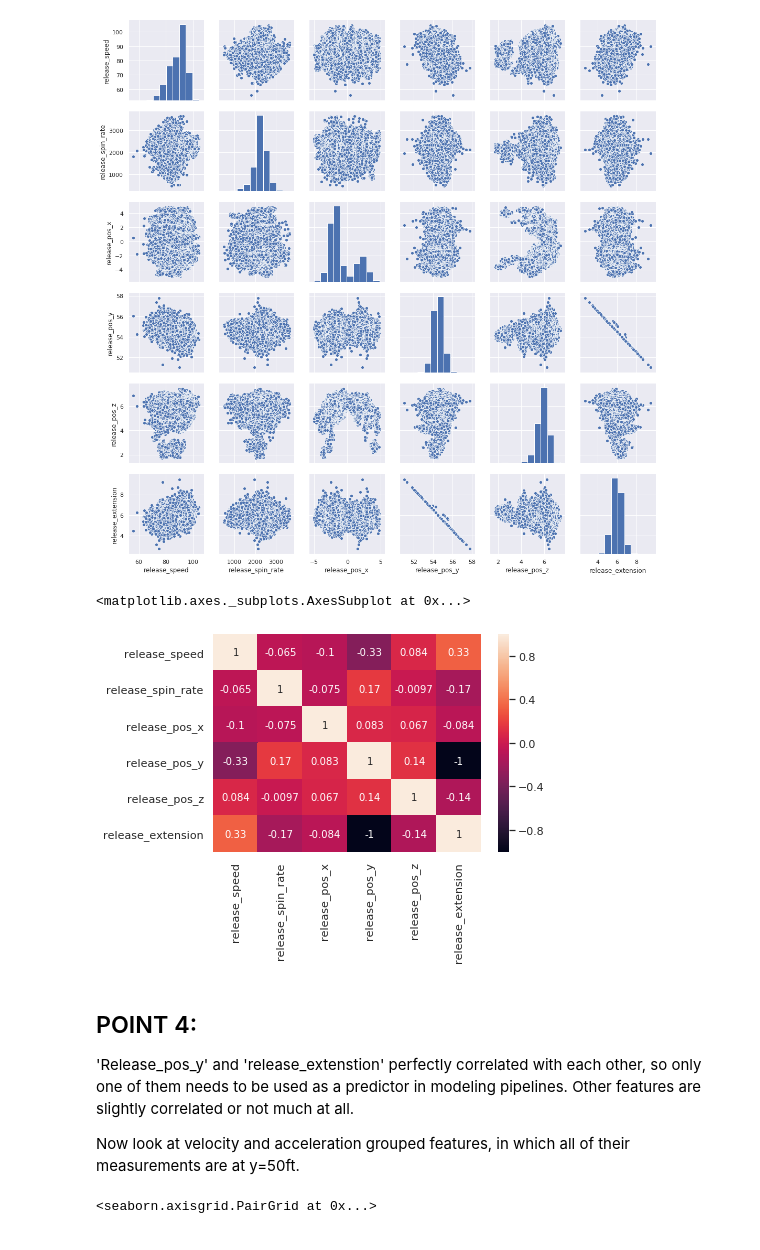
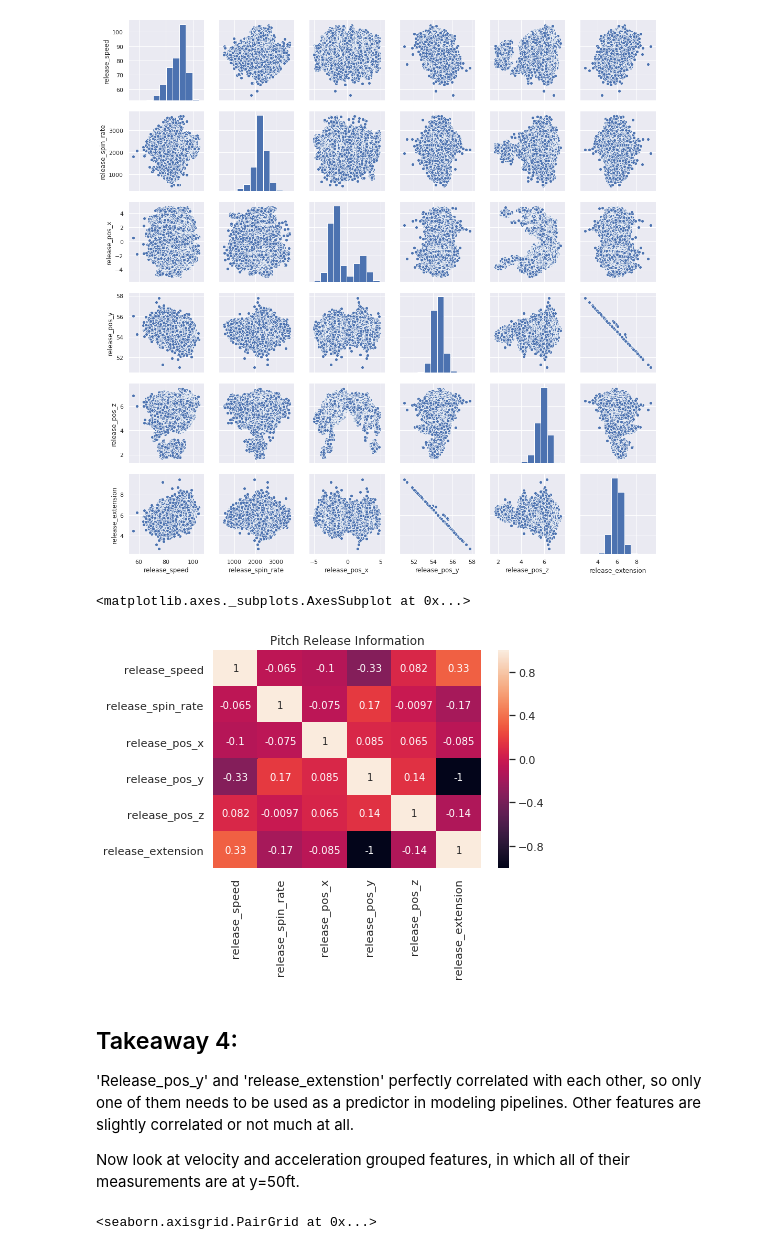
Before and after one commit to khickey25/Capstone-Project, a Jupyter notebook: Baseball_Data/Notebooks/Baseball_EDA.ipynb, the cells around one changed output. Drawn from its saved outputs; the diff is of its cells as text; code cells hidden in the pictures.

```diff
--- a/Baseball_Data/Notebooks/Baseball_EDA.ipynb
+++ b/Baseball_Data/Notebooks/Baseball_EDA.ipynb
@@ -141,0 +140,2 @@ Now, inspect that categorical features.
+# %%
+baseball = baseball.dropna(how='any')
@@ -259,12 +260,14 @@ sns.pairplot(baseball[release_features])
 <seaborn.axisgrid.PairGrid at 0x...>
 [figure]
 # %%
-sns.heatmap(baseball[release_features].corr(), annot=True)
+fig = plt.figure()
+plt.title('Pitch Release Information')
+sns.heatmap(baseball[release_features].corr(), annot=True,)
 # %% [output]
 <matplotlib.axes._subplots.AxesSubplot at 0x...>
-[figure, old version]
+[figure, new version]
 # %% [markdown]
-## POINT 4:
+## Takeaway 4:
 'Release_pos_y' and 'release_extenstion' perfectly correlated with each other, so only one of them needs to be used as a predictor in modeling pipelines. Other features are slightly correlated or not much at all.
 
 Now look at velocity and acceleration grouped features, in which all of their measurements are at y=50ft.
```
Also changed, not shown: parts of 22 cells of this notebook, 8 other files.
